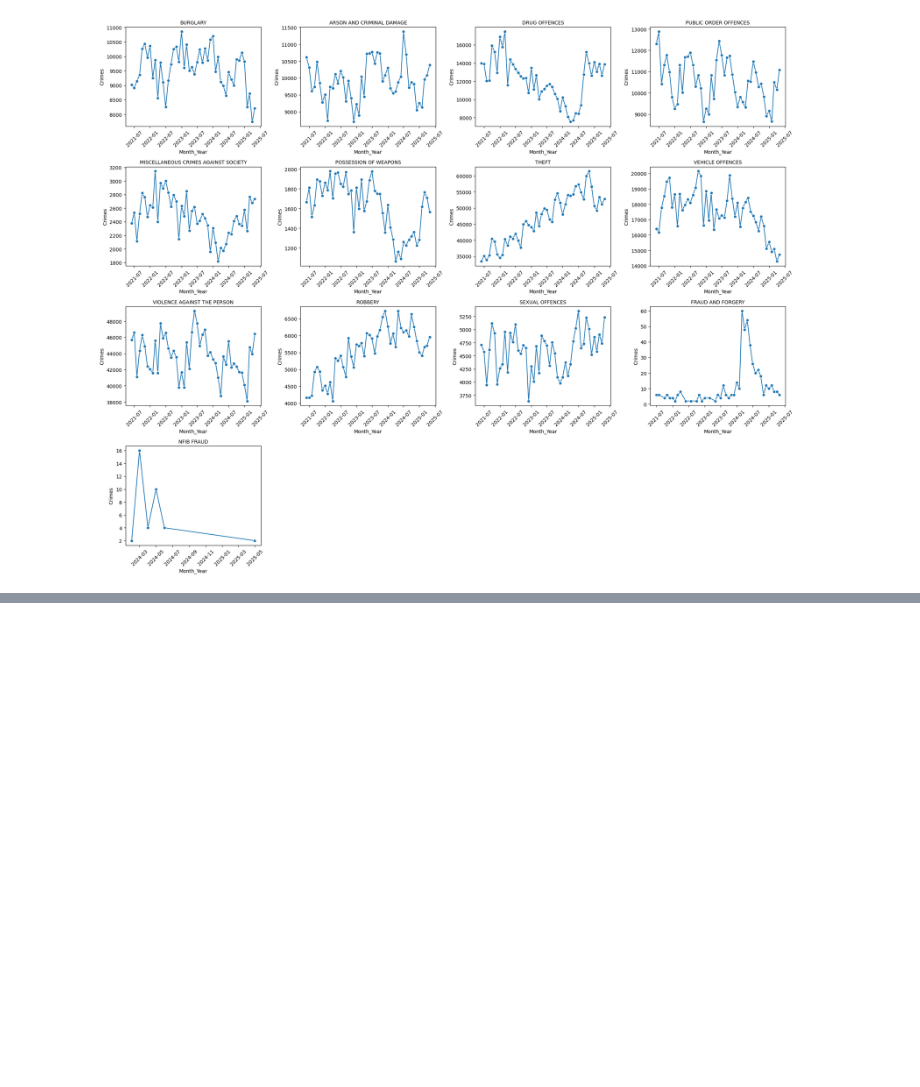
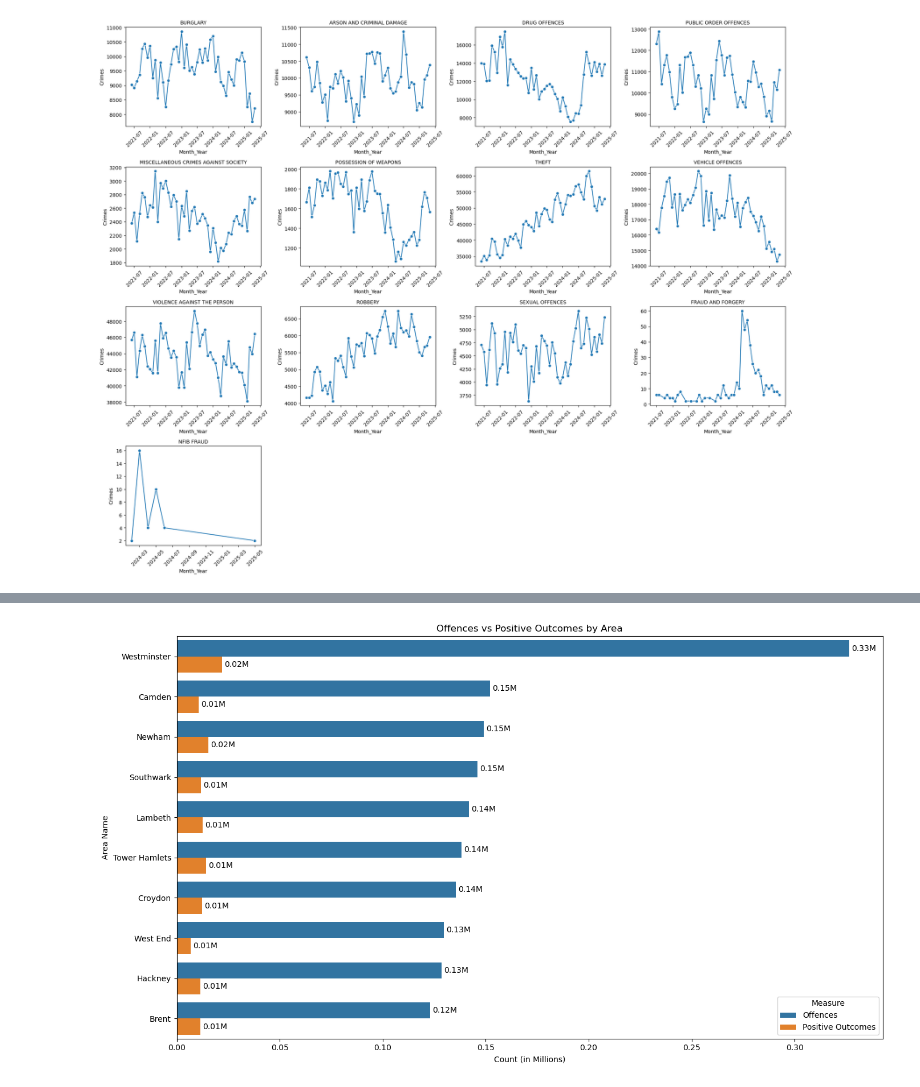
Before and after one commit to asubhan94/TNO---Crimes-in-London, a Jupyter notebook: notebooks/02_eda.ipynb, the cells around one changed output, grey strips where cells are left out. Drawn from its saved outputs; the diff is of its cells as text; code cells hidden in the pictures; blank space fills up the shorter version.

```diff
--- a/notebooks/02_eda.ipynb
+++ b/notebooks/02_eda.ipynb
@@ -268,0 +325,44 @@ plt.show()
+# %%
+import matplotlib.pyplot as plt
+import seaborn as sns
+import pandas as pd
+
+# Step 1: Filter and group data by Area name
+offences = df[df['Measure'] == 'Offences'].groupby('Area name')['Count'].sum()
+positives = df[df['Measure'] == 'Positive Outcomes'].groupby('Area name')['Count'].sum()
+
+# Step 2: Combine into a single DataFrame
+combined = pd.concat([offences, positives], axis=1)
+combined.columns = ['Offences', 'Positive Outcomes']
+combined = combined.fillna(0)
+
+# Step 3: Convert to millions
+combined = combined / 1000000
+
+# Optional: Sort by total offences to show top areas
+combined = combined.sort_values('Offences', ascending=False).iloc[1:11]  # Top 15 areas
+
+# Step 4: Reset index for plotting
+combined = combined.reset_index()
+
+# Step 5: Melt DataFrame for seaborn
+melted = combined.melt(id_vars='Area name', value_vars=['Offences', 'Positive Outcomes'],
+                       var_name='Measure', value_name='Count')
+
+# Step 6: Plot
+plt.figure(figsize=(14, 8))
+barplot = sns.barplot(data=melted, x='Count', y='Area name', hue='Measure')
+
+# Add value labels
+for container in barplot.containers:
+    barplot.bar_label(container, fmt='%.2fM', padding=3)
+
+# Final touches
+plt.title('Offences vs Positive Outcomes by Area')
+plt.xlabel('Count (in Millions)')
+plt.ylabel('Area Name')
+plt.legend(title='Measure')
+plt.tight_layout()
+plt.show()
+# %% [output]
+[figure, added]
```
Also changed, not shown: parts of 24 cells of this notebook, 1 other file.
